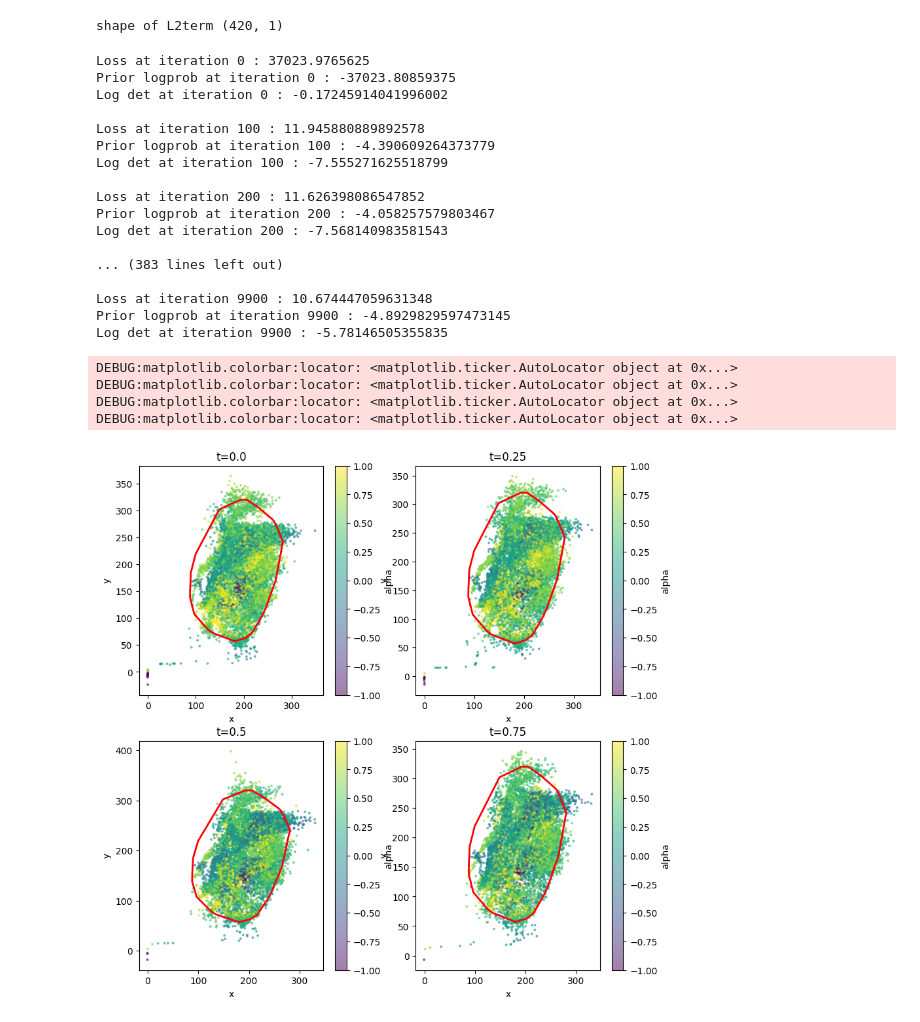
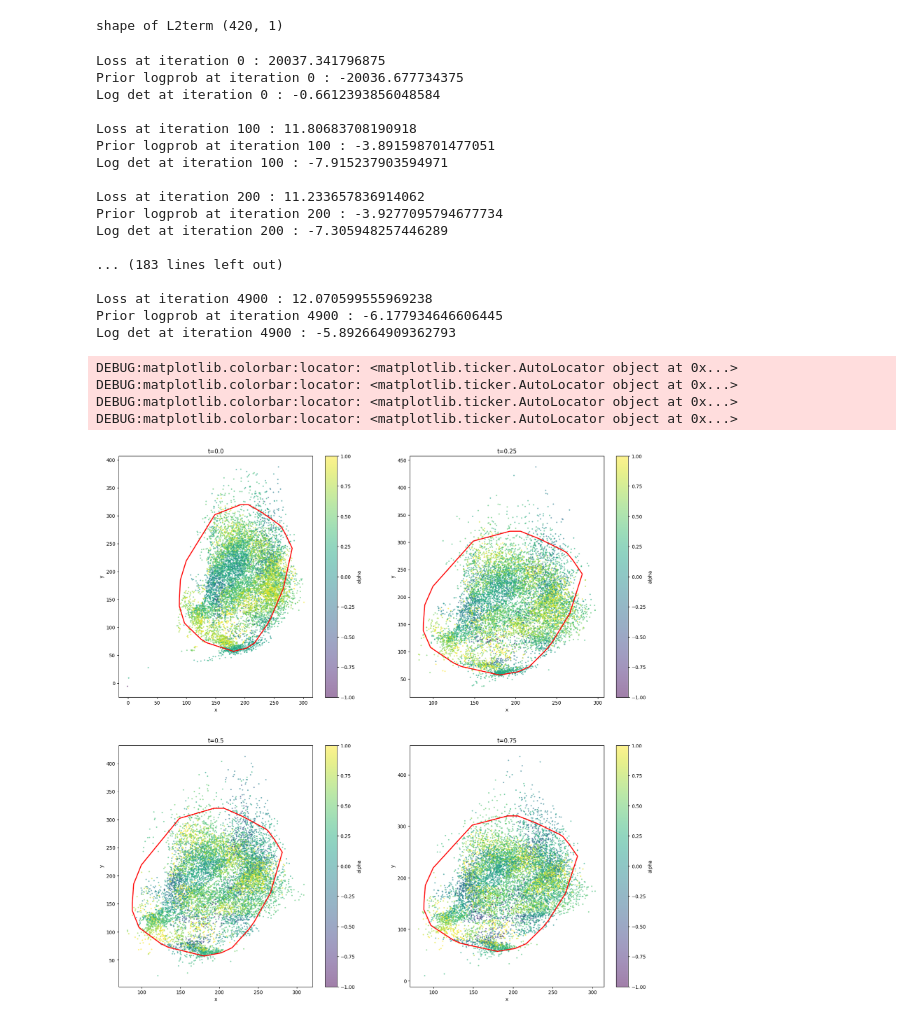
Before and after one commit to mkrishnapraneet/2D-Temporal-normalizing-flows, a Jupyter notebook: TNFwithRealNVP/test.ipynb, the cells around one changed output. Cells and saved outputs as stored; diff of their text form; code cells hidden in the pictures.

Commit message:
some neg sample trials

```diff
--- a/TNFwithRealNVP/test.ipynb
+++ b/TNFwithRealNVP/test.ipynb
@@ -113,7 +113,7 @@ argparser = ArgumentParser()
 argparser.add_argument("--n", default=512, type=int)
 argparser.add_argument("--flows", default=1, type=int)
 argparser.add_argument("--flow", default="RealNVP", type=str)
-argparser.add_argument("--iterations", default=10000, type=int)
+argparser.add_argument("--iterations", default=5000, type=int)
 argparser.add_argument("--use-mixture", action="store_true")
 argparser.add_argument("--convolve", action="store_true")
 argparser.add_argument("--actnorm", action="store_true")
@@ -274,34 +274,36 @@ for i in range(args.iterations):
         print("Prior logprob at iteration", i, ":", torch.mean(prior_logprob).item())
         print("Log det at iteration", i, ":", torch.mean(log_det).item())
         print()
-    # negative samples
-    # optimizer.zero_grad()
-    # z, prior_logprob, log_det, px = model(negSamples)
-    # logprob = prior_logprob + log_det
-    # loss = -torch.mean(logprob)
+    # # negative samples
+    optimizer.zero_grad()
+    z, prior_logprob, log_det, px = model(negSamples)
+    logprob = prior_logprob + log_det
+    xval = torch.pow(10,logprob)
+    act_logprob = torch.log10(1-xval)
+    loss = -torch.mean(act_logprob)
     # loss += torch.mean(L2term**2)
-    # loss.backward()
-    # optimizer.step()
+    loss.backward()
+    optimizer.step()
 writer.close()
 np.save('2Dloss_Ex1.npy',Loss)
 # %% [output]
-Loss at iteration 0 : 37023.9765625
-Prior logprob at iteration 0 : -37023.80859375
-Log det at iteration 0 : -0.17245914041996002
+Loss at iteration 0 : 20037.341796875
+Prior logprob at iteration 0 : -20036.677734375
+Log det at iteration 0 : -0.6612393856048584
 
-Loss at iteration 100 : 11.945880889892578
-Prior logprob at iteration 100 : -4.390609264373779
-Log det at iteration 100 : -7.555271625518799
+Loss at iteration 100 : 11.80683708190918
+Prior logprob at iteration 100 : -3.891598701477051
+Log det at iteration 100 : -7.915237903594971
 
-Loss at iteration 200 : 11.626398086547852
-Prior logprob at iteration 200 : -4.058257579803467
-Log det at iteration 200 : -7.568140983581543
+Loss at iteration 200 : 11.233657836914062
+Prior logprob at iteration 200 : -3.9277095794677734
+Log det at iteration 200 : -7.305948257446289
 
-... (383 lines left out)
+... (183 lines left out)
 
-Loss at iteration 9900 : 10.674447059631348
-Prior logprob at iteration 9900 : -4.8929829597473145
-Log det at iteration 9900 : -5.78146505355835
+Loss at iteration 4900 : 12.070599555969238
+Prior logprob at iteration 4900 : -6.177934646606445
+Log det at iteration 4900 : -5.892664909362793
 # %%
 # load all the data from file
 with open('20170202c059_RPE1_CAG_H2B_Halotag_TMR80pM_nonlam_non_starve_ctrl_info.txt', 'r') as f:
@@ -328,7 +330,7 @@ position_y = np.reshape(x[:,1].detach().numpy(), (cutoff, numchosen), order='C')
 cell_coords_closed = np.append(cell_coords, [cell_coords[0]], axis=0)
 
 # Resampling
-plt.figure(figsize=(10,10))
+plt.figure(figsize=(20,20))
 # plt.subplot(4, 2, 1)
 # xxx = np.concatenate((position_x[0:1,:].T, position_y[0:1,:].T), axis=1)
 # plt.plot(coords[:,0], coords[:,1], 'o', color='yellow', markersize=1, alpha=0.5)
@@ -376,31 +378,31 @@ samples = model.sample(10000, t=0.25).data
 plt.plot(cell_coords_closed[:,0], cell_coords_closed[:,1], color='red', linestyle='-', linewidth=2)
 plot_data(samples, isColor=True, color="black", alpha=0.5)
 # plt.grid()
 # plt.xlim((0,300))
 # plt.ylim((0,350))
 plt.title("t=0.25")
 
 plt.subplot(2, 2, 3)
 samples = model.sample(10000, t=0.5).data
 # plt.plot(coords[:,0], coords[:,1], 'o', color='yellow', markersize=1, alpha=0.5)
 plt.plot(cell_coords_closed[:,0], cell_coords_closed[:,1], color='red', linestyle='-', linewidth=2)
 plot_data(samples, isColor=True, color="black", alpha=0.5)
 # plt.xlim((0,400))
 # plt.ylim((0,400))
 plt.title("t=0.5")
 
 plt.subplot(2, 2, 4)
 samples = model.sample(10000, t=0.75).data
 # plt.plot(coords[:,0], coords[:,1], 'o', color='yellow', markersize=1, alpha=0.5)
 plt.plot(cell_coords_closed[:,0], cell_coords_closed[:,1], color='red', linestyle='-', linewidth=2)
 plot_data(samples, isColor=True, color="black", alpha=0.5)
 # plt.xlim((0,400))
 # plt.ylim((0,400))
 plt.title("t=0.75")
 plt.show()
 # %% [output]
 DEBUG:matplotlib.colorbar:locator: <matplotlib.ticker.AutoLocator object at 0x...>
 DEBUG:matplotlib.colorbar:locator: <matplotlib.ticker.AutoLocator object at 0x...>
 DEBUG:matplotlib.colorbar:locator: <matplotlib.ticker.AutoLocator object at 0x...>
 DEBUG:matplotlib.colorbar:locator: <matplotlib.ticker.AutoLocator object at 0x...>
-[figure, old version]
+[figure, new version]
```
Also changed, not shown: parts of 5 cells of this notebook, 17 other files.
